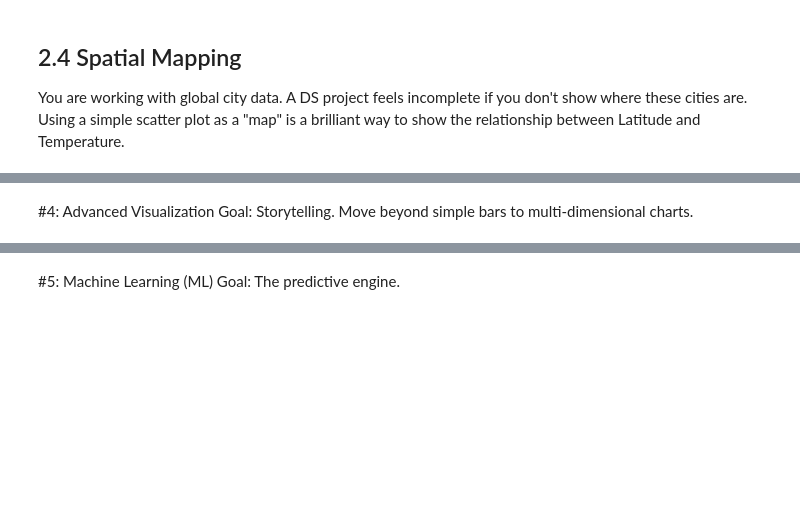
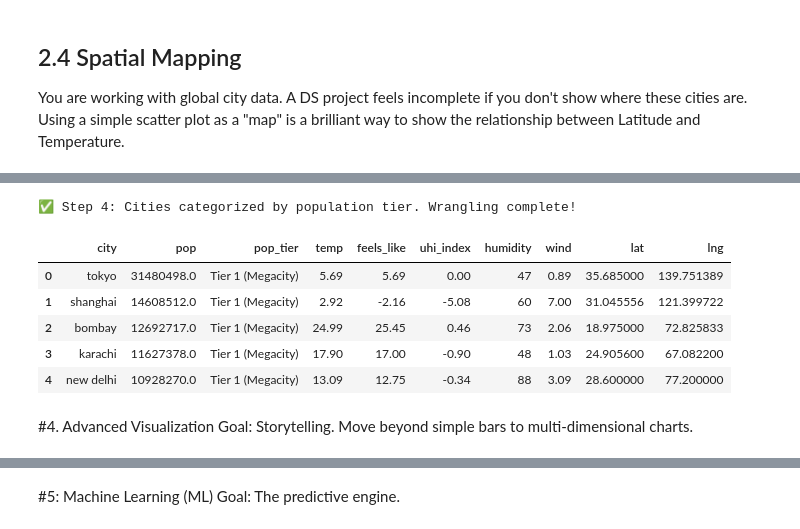
Before and after one commit to LiamDuero03/DS-Society-Project, a Jupyter notebook: Full-Project.ipynb, the cells around one changed output, grey strips where cells are left out. Drawn from its saved outputs; the diff is of its cells as text; code cells hidden in the pictures; blank space fills up the shorter version.

```diff
--- a/Full-Project.ipynb
+++ b/Full-Project.ipynb
@@ -396,3 +454,28 @@ scaler = StandardScaler()
+# %%
+# --- STEP 4: BINNING (CATEGORIZATION) ---
+# We group cities into 3 equal-sized 'Population Tiers'
+master_df['pop_tier'] = pd.qcut(
+    master_df['pop'],
+    q=3,
+    labels=['Tier 3 (Large)', 'Tier 2 (Major)', 'Tier 1 (Megacity)']
+)
+
+# Final cleanup: Reordering columns for a professional look
+master_df = master_df[[
+    'city', 'pop', 'pop_tier', 'temp', 'feels_like',
+    'uhi_index', 'humidity', 'wind', 'lat', 'lng'
+]]
+
+print("✅ Step 4: Cities categorized by population tier. Wrangling complete!")
+master_df.head()
+# %% [output]
+✅ Step 4: Cities categorized by population tier. Wrangling complete!
+|  | city | pop | pop_tier | temp | feels_like | uhi_index | humidity | wind | lat | lng |
+| 0 | tokyo | 31480498.0 | Tier 1 (Megacity) | 5.69 | 5.69 | 0.00 | 47 | 0.89 | 35.685000 | 139.751389 |
+| 1 | shanghai | 14608512.0 | Tier 1 (Megacity) | 2.92 | -2.16 | -5.08 | 60 | 7.00 | 31.045556 | 121.399722 |
+| 2 | bombay | 12692717.0 | Tier 1 (Megacity) | 24.99 | 25.45 | 0.46 | 73 | 2.06 | 18.975000 | 72.825833 |
+| 3 | karachi | 11627378.0 | Tier 1 (Megacity) | 17.90 | 17.00 | -0.90 | 48 | 1.03 | 24.905600 | 67.082200 |
+| 4 | new delhi | 10928270.0 | Tier 1 (Megacity) | 13.09 | 12.75 | -0.34 | 88 | 3.09 | 28.600000 | 77.200000 |
 # %% [markdown]
-#4: Advanced Visualization
+#4. Advanced Visualization
 Goal: Storytelling. Move beyond simple bars to multi-dimensional charts.
```
Also changed, not shown: parts of 22 cells of this notebook.
